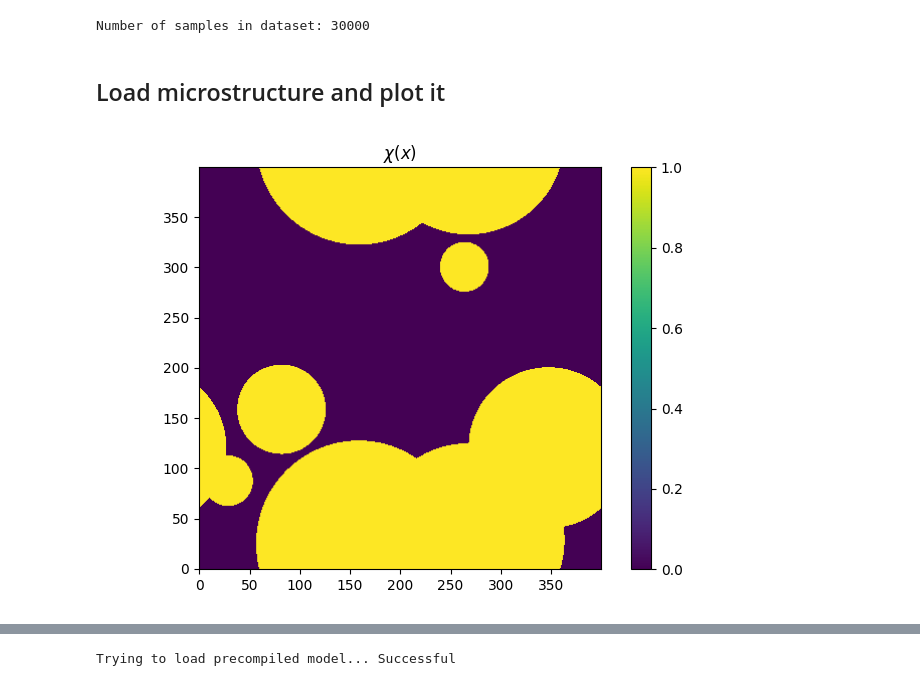
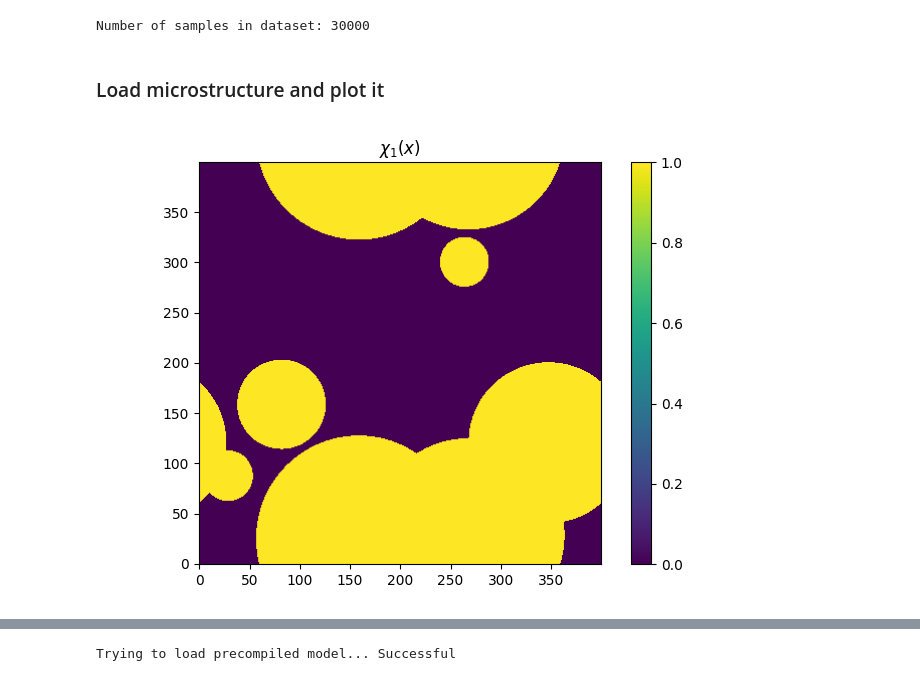
Before and after one commit to DataAnalyticsEngineering/nfdi-demonstrator, a Jupyter notebook: demonstrator.ipynb, the cells around one changed output, grey strips where cells are left out. Saved outputs shown, nothing was run; the diff lists cells and outputs as text; code cells hidden in the pictures.

```diff
--- a/demonstrator.ipynb
+++ b/demonstrator.ipynb
@@ -82,17 +166,17 @@ print('Number of samples in dataset:', len(samples))
 # %% [output]
 Number of samples in dataset: 30000
 # %% [markdown]
-## Load microstructure and plot it
+### Load microstructure and plot it
 # %%
 idx = 25
-image = samples[idx]
+image = samples[idx].unsqueeze(0)
 
 fig, ax = plt.subplots(1, 1)
-cax = ax.imshow(image.T.cpu(), origin="lower")
+cax = ax.imshow(image[0].T.cpu(), origin="lower")
 fig.colorbar(cax, ax=ax)
-ax.set_title(r"$\chi(x)$")
+ax.set_title(r"$\chi_1(x)$")
 fig.tight_layout()
 plt.show()
 # %% [output]
-[figure, old version]
+[figure, new version]
 # %% [markdown]
```
Also changed, not shown: parts of 19 cells of this notebook, 4 other files.
